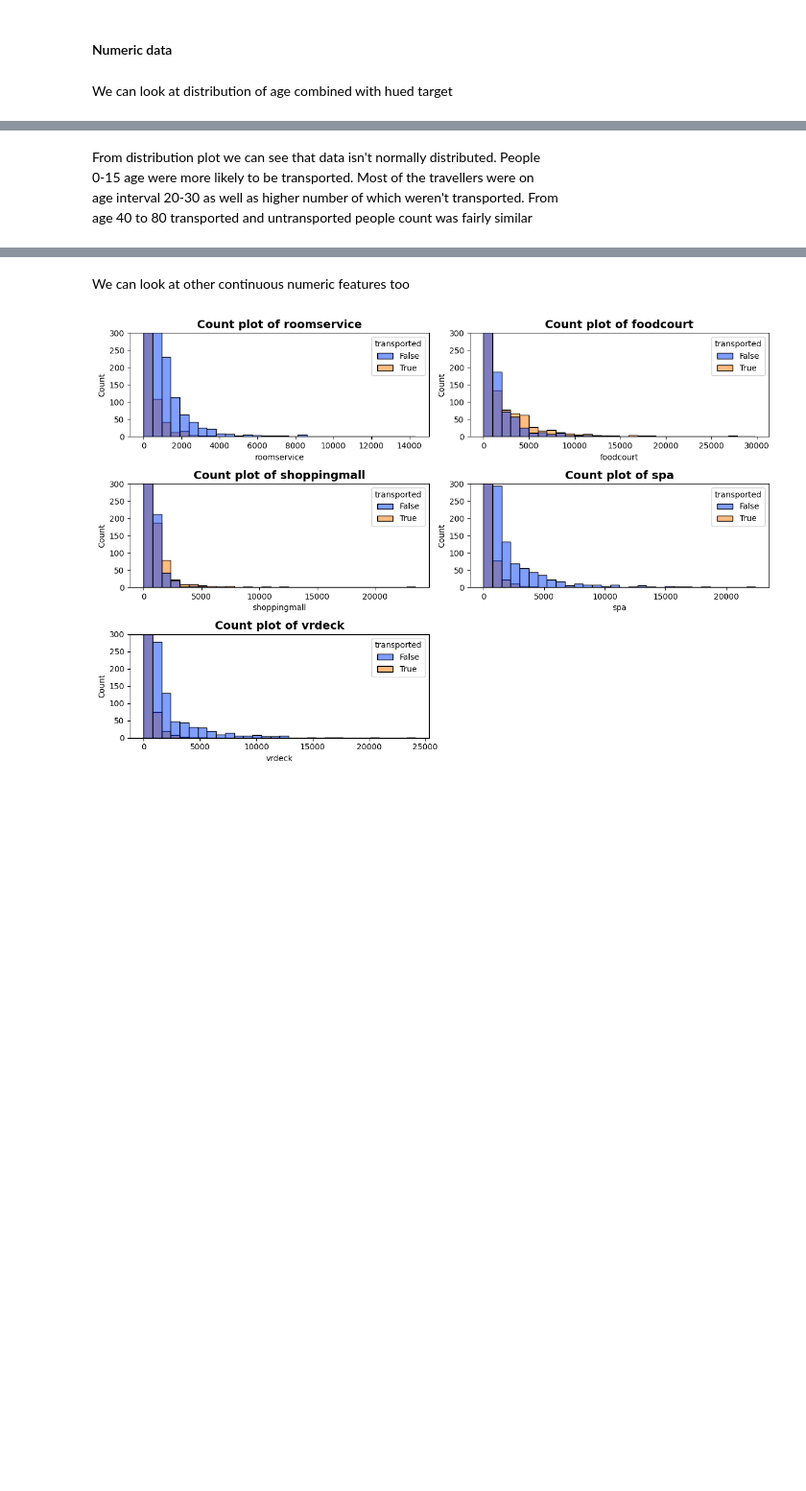
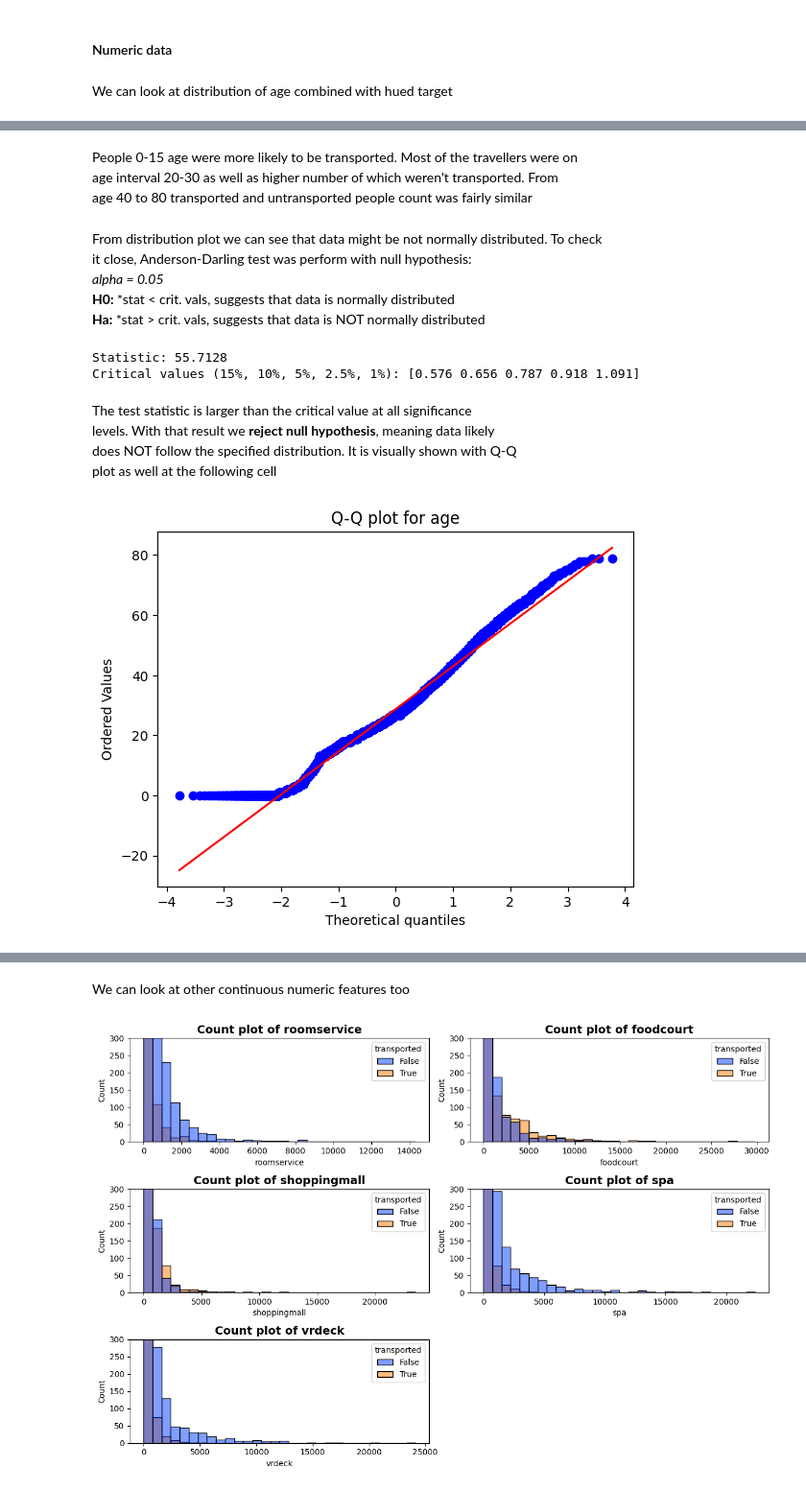
Before and after one commit to ShariYo/Modul3_Sprint3, a Jupyter notebook: project/main.ipynb, the cells around one changed output, grey strips where cells are left out. Shown at 96% size. Drawn from its saved outputs; the diff is of its cells as text; code cells hidden in the pictures; blank space fills up the shorter version.

```diff
--- a/project/main.ipynb
+++ b/project/main.ipynb
@@ -240,5 +259,28 @@ sand.f_displot(
 # %% [markdown]
-From distribution plot we can see that data isn't normally distributed. People
-0-15 age were more likely to be transported. Most of the travellers were on
+People 0-15 age were more likely to be transported. Most of the travellers were on
 age interval 20-30 as well as higher number of which weren't transported. From
 age 40 to 80 transported and untransported people count was fairly similar
+# %% [markdown]
+From distribution plot we can see that data might be not normally distributed. To check
+it close, Anderson-Darling test was perform with null hypothesis:
+*alpha = 0.05*
+**H0:** *stat < crit. vals, suggests that data is normally distributed
+**Ha:** *stat > crit. vals, suggests that data is NOT normally distributed
+# %%
+result = anderson(train_df["age"], dist="norm")
+print(f"Statistic: {result.statistic:.4f}")
+print(f"Critical values (15%, 10%, 5%, 2.5%, 1%): {result.critical_values}")
+# %% [output]
+Statistic: 55.7128
+Critical values (15%, 10%, 5%, 2.5%, 1%): [0.576 0.656 0.787 0.918 1.091]
+# %% [markdown]
+The test statistic is larger than the critical value at all significance
+levels. With that result we **reject null hypothesis**, meaning data likely
+does NOT follow the specified distribution. It is visually shown with Q-Q
+plot as well at the following cell
+# %%
+stats.probplot(train_df["age"], dist="norm", plot=plt)
+plt.title("Q-Q plot for age")
+plt.show()
+# %% [output]
+[figure, added]
```
Also changed, not shown: parts of 27 cells of this notebook, 4 other files.
